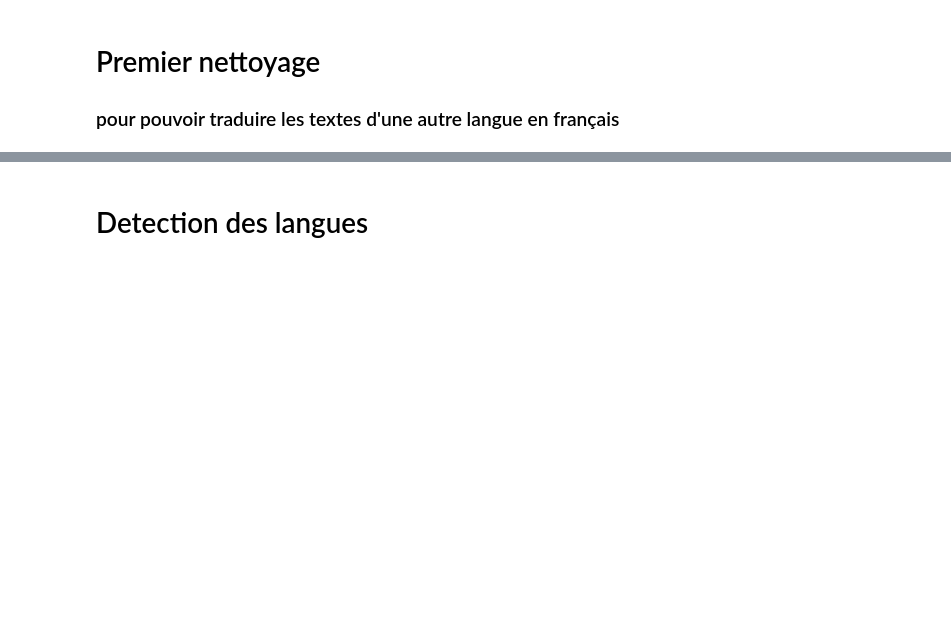
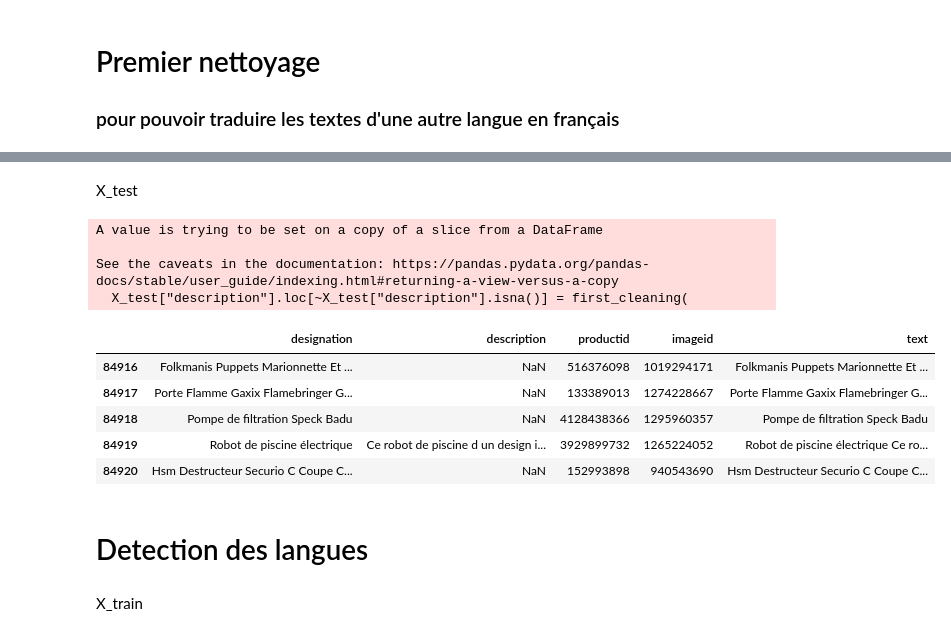
Before and after one commit to DataScientest-Studio/fev24_bds_rakuten, a Jupyter notebook: notebooks/01-rava-data-text-exploration.ipynb, the cells around one changed output, grey strips where cells are left out. Saved outputs shown, nothing was run; the diff lists cells and outputs as text; code cells hidden in the pictures; blank space fills up the shorter version.

```diff
--- a/notebooks/01-rava-data-text-exploration.ipynb
+++ b/notebooks/01-rava-data-text-exploration.ipynb
@@ -45,8 +49,12 @@ PATH_EXTERNAL = PATH_DATA + "external/"
 pd.set_option("display.max_columns", 20)
 pd.set_option("display.max_rows", 200)
 # %%
-df = pd.read_csv(PATH_RAW + "x_train.csv", index_col=0)
+X_train = pd.read_csv(PATH_RAW + "x_train.csv", index_col=0)
+X_test = pd.read_csv(PATH_RAW + "x_test.csv", index_col=0)
+display(X_train.head())
+display(X_test.head())
+
 target = pd.read_csv(PATH_RAW + "y_train.csv", index_col=0)
-display(df.head())
+
 display(target.describe())
 df_origin = pd.read_csv(PATH_RAW + "x_train.csv", index_col=0)
@@ -138,2 +188,28 @@ df.head()
+# %% [markdown]
+X_test
+# %%
+X_test["designation"] = first_cleaning(X_test["designation"])
+X_test["description"].loc[~X_test["description"].isna()] = first_cleaning(
+    X_test["description"].loc[~X_test["description"].isna()]
+)
+
+# join texts
+X_test["text"] = np.where(
+    X_test["description"].isna(),
+    X_test["designation"].astype(str),
+    X_test["designation"].astype(str) + " " + X_test["description"].astype(str),
+)
+X_test.head()
+# %% [output]
+A value is trying to be set on a copy of a slice from a DataFrame
+
+See the caveats in the documentation: https://pandas.pydata.org/pandas-docs/stable/user_guide/indexing.html#returning-a-view-versus-a-copy
+  X_test["description"].loc[~X_test["description"].isna()] = first_cleaning(
+|  | designation | description | productid | imageid | text |
+| 84916 | Folkmanis Puppets Marionnette Et ... | NaN | 516376098 | 1019294171 | Folkmanis Puppets Marionnette Et ... |
+| 84917 | Porte Flamme Gaxix Flamebringer G... | NaN | 133389013 | 1274228667 | Porte Flamme Gaxix Flamebringer G... |
+| 84918 | Pompe de filtration Speck Badu | NaN | 4128438366 | 1295960357 | Pompe de filtration Speck Badu |
+| 84919 | Robot de piscine électrique | Ce robot de piscine d un design i... | 3929899732 | 1265224052 | Robot de piscine électrique Ce ro... |
+| 84920 | Hsm Destructeur Securio C Coupe C... | NaN | 152993898 | 940543690 | Hsm Destructeur Securio C Coupe C... |
 # %% [markdown]
 # Detection des langues
@@ -139,0 +250,2 @@ df.head()
+# %% [markdown]
+X_train
```
Also changed, not shown: parts of 28 cells of this notebook, 1 other file.
